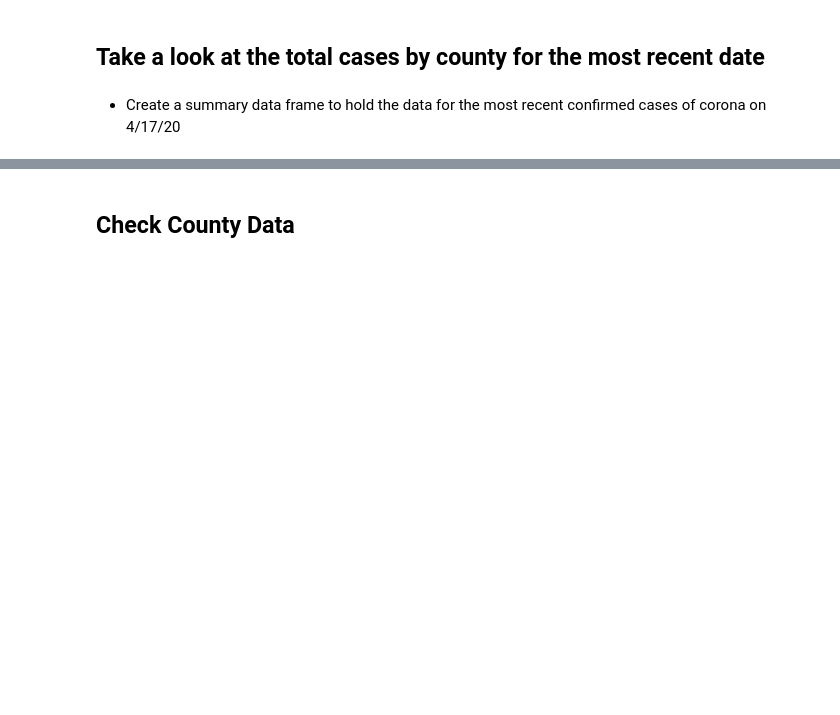
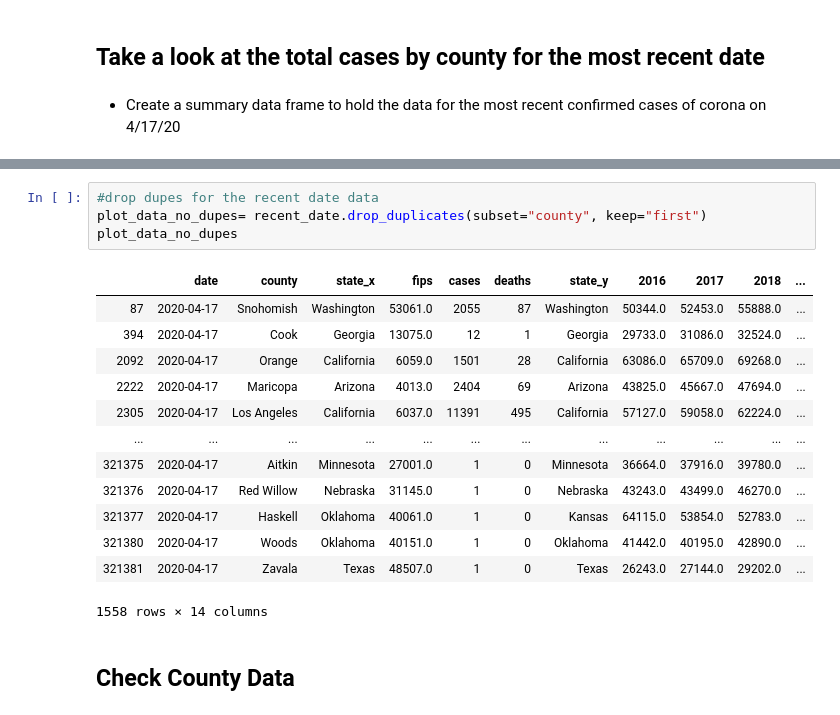
Before and after one commit to sai-praneeth-reddy/GT_Project1, a Jupyter notebook: project1_veronica /Income_project.ipynb, the cells around one changed output, grey strips where cells are left out. Cells and saved outputs as stored; diff of their text form; blank space fills up the shorter version.

```diff
--- a/project1_veronica /Income_project.ipynb
+++ b/project1_veronica /Income_project.ipynb
@@ -131,3 +134,21 @@ recent_date.head(20)
+# %%
+#drop dupes for the recent date data
+plot_data_no_dupes= recent_date.drop_duplicates(subset="county", keep="first")
+plot_data_no_dupes
+# %% [output]
+|  | date | county | state_x | fips | cases | deaths | state_y | 2016 | 2017 | 2018 | ... |
+| 87 | 2020-04-17 | Snohomish | Washington | 53061.0 | 2055 | 87 | Washington | 50344.0 | 52453.0 | 55888.0 | ... |
+| 394 | 2020-04-17 | Cook | Georgia | 13075.0 | 12 | 1 | Georgia | 29733.0 | 31086.0 | 32524.0 | ... |
+| 2092 | 2020-04-17 | Orange | California | 6059.0 | 1501 | 28 | California | 63086.0 | 65709.0 | 69268.0 | ... |
+| 2222 | 2020-04-17 | Maricopa | Arizona | 4013.0 | 2404 | 69 | Arizona | 43825.0 | 45667.0 | 47694.0 | ... |
+| 2305 | 2020-04-17 | Los Angeles | California | 6037.0 | 11391 | 495 | California | 57127.0 | 59058.0 | 62224.0 | ... |
+| ... | ... | ... | ... | ... | ... | ... | ... | ... | ... | ... | ... |
+| 321375 | 2020-04-17 | Aitkin | Minnesota | 27001.0 | 1 | 0 | Minnesota | 36664.0 | 37916.0 | 39780.0 | ... |
+| 321376 | 2020-04-17 | Red Willow | Nebraska | 31145.0 | 1 | 0 | Nebraska | 43243.0 | 43499.0 | 46270.0 | ... |
+| 321377 | 2020-04-17 | Haskell | Oklahoma | 40061.0 | 1 | 0 | Kansas | 64115.0 | 53854.0 | 52783.0 | ... |
+| 321380 | 2020-04-17 | Woods | Oklahoma | 40151.0 | 1 | 0 | Oklahoma | 41442.0 | 40195.0 | 42890.0 | ... |
+| 321381 | 2020-04-17 | Zavala | Texas | 48507.0 | 1 | 0 | Texas | 26243.0 | 27144.0 | 29202.0 | ... |
+1558 rows × 14 columns
 # %% [markdown]
 ## Check County Data
 # %% [markdown]
```
Also changed, not shown: parts of 10 cells of this notebook, 1 other file.
